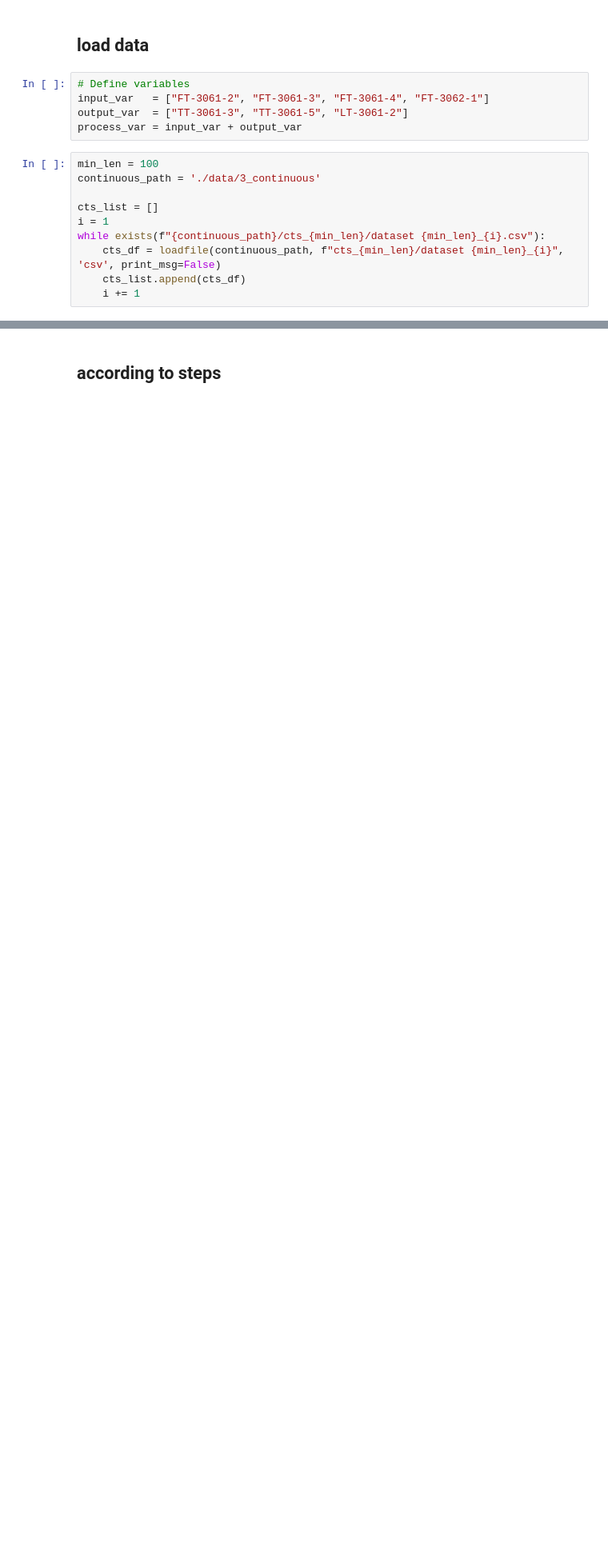
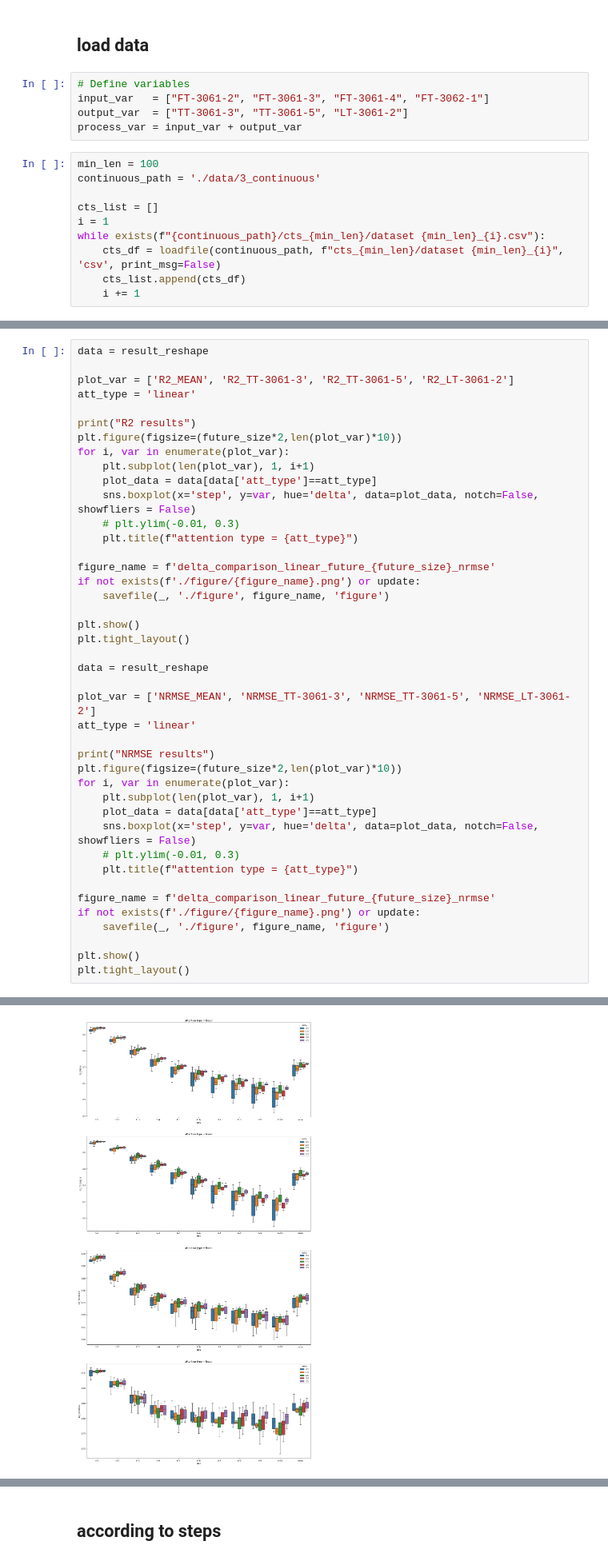
Before and after one commit to pseokyoung/22_Dual_Attention, a Jupyter notebook: figure_2.ipynb, the cells around one changed output, grey strips where cells are left out. Shown: that part at 80% size. Cells and saved outputs as stored; diff of their text form; blank space fills up the shorter version.

```diff
--- a/figure_2.ipynb
+++ b/figure_2.ipynb
@@ -29,0 +100,43 @@ while exists(f"{continuous_path}/cts_{min_len}/dataset {min_len}_{i}.csv"):
+# %%
+data = result_reshape
+
+plot_var = ['R2_MEAN', 'R2_TT-3061-3', 'R2_TT-3061-5', 'R2_LT-3061-2']
+att_type = 'linear'
+
+print("R2 results")
+plt.figure(figsize=(future_size*2,len(plot_var)*10))
+for i, var in enumerate(plot_var):
+    plt.subplot(len(plot_var), 1, i+1)
+    plot_data = data[data['att_type']==att_type]
+    sns.boxplot(x='step', y=var, hue='delta', data=plot_data, notch=False, showfliers = False)
+    # plt.ylim(-0.01, 0.3)
+    plt.title(f"attention type = {att_type}")
+
+figure_name = f'delta_comparison_linear_future_{future_size}_nrmse'
+if not exists(f'./figure/{figure_name}.png') or update:
+    savefile(_, './figure', figure_name, 'figure')
+
+plt.show()
+plt.tight_layout()
+
+data = result_reshape
+
+plot_var = ['NRMSE_MEAN', 'NRMSE_TT-3061-3', 'NRMSE_TT-3061-5', 'NRMSE_LT-3061-2']
+att_type = 'linear'
+
+print("NRMSE results")
+plt.figure(figsize=(future_size*2,len(plot_var)*10))
+for i, var in enumerate(plot_var):
+    plt.subplot(len(plot_var), 1, i+1)
+    plot_data = data[data['att_type']==att_type]
+    sns.boxplot(x='step', y=var, hue='delta', data=plot_data, notch=False, showfliers = False)
+    # plt.ylim(-0.01, 0.3)
+    plt.title(f"attention type = {att_type}")
+
+figure_name = f'delta_comparison_linear_future_{future_size}_nrmse'
+if not exists(f'./figure/{figure_name}.png') or update:
+    savefile(_, './figure', figure_name, 'figure')
+
+plt.show()
+plt.tight_layout()
+# %% [output]
@@ -29,0 +144 @@ while exists(f"{continuous_path}/cts_{min_len}/dataset {min_len}_{i}.csv"):
+[figure, added]
```
Also changed, not shown: parts of 14 cells of this notebook, 1 other file.
